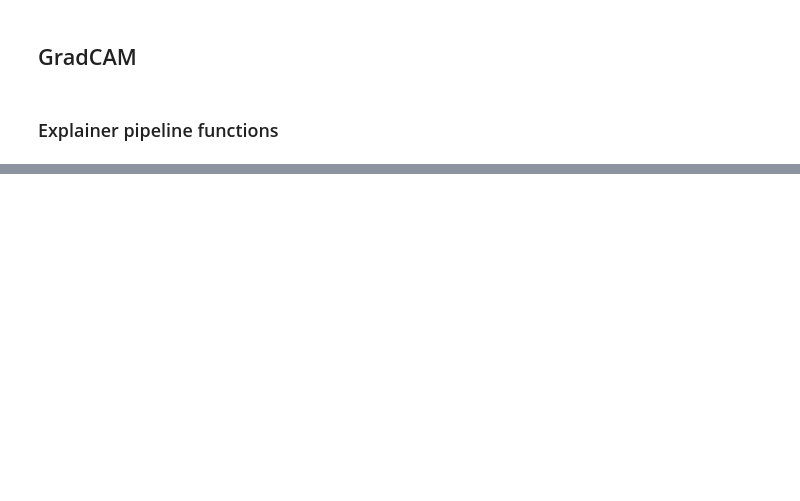
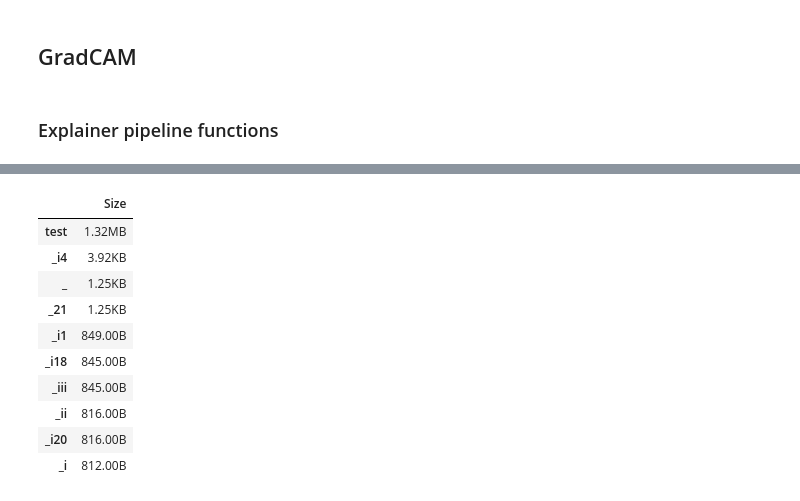
Before and after one commit to chrisporras/xgdiss, a Jupyter notebook: ChrisPorras_GradCAM.ipynb, the cells around one changed output, grey strips where cells are left out. Saved outputs shown, nothing was run; the diff lists cells and outputs as text; code cells hidden in the pictures; blank space fills up the shorter version.

```diff
--- a/ChrisPorras_GradCAM.ipynb
+++ b/ChrisPorras_GradCAM.ipynb
@@ -218,0 +325,17 @@ test = test.iloc[:,1:] # drop unnamed: 0 col
+# %%
+gc.collect()
+gc.get_count()
+(34, 0, 0)
+memory_usage()
+# %% [output]
+|  | Size |
+| test | 1.32MB |
+| _i4 | 3.92KB |
+| _ | 1.25KB |
+| _21 | 1.25KB |
+| _i1 | 849.00B |
+| _i18 | 845.00B |
+| _iii | 845.00B |
+| _ii | 816.00B |
+| _i20 | 816.00B |
+| _i | 812.00B |
```
Also changed, not shown: parts of 24 cells of this notebook.
